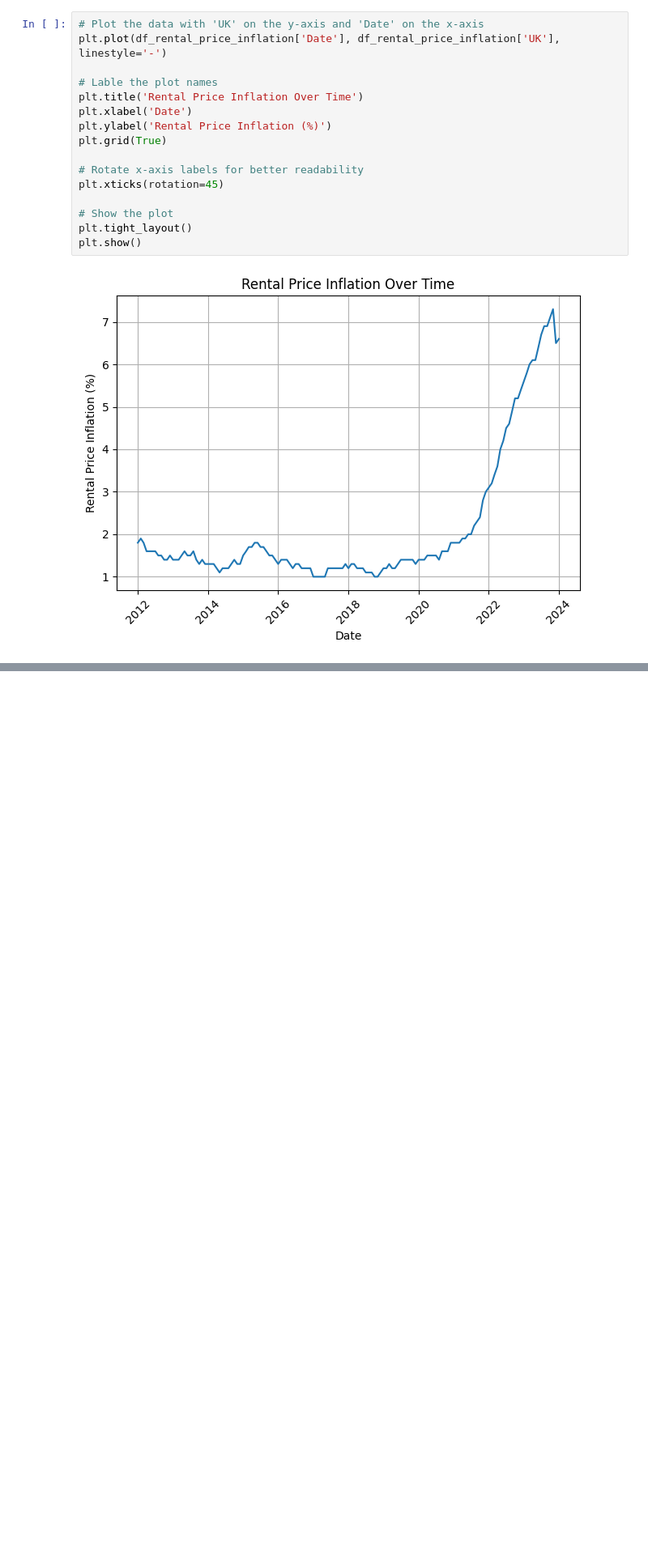
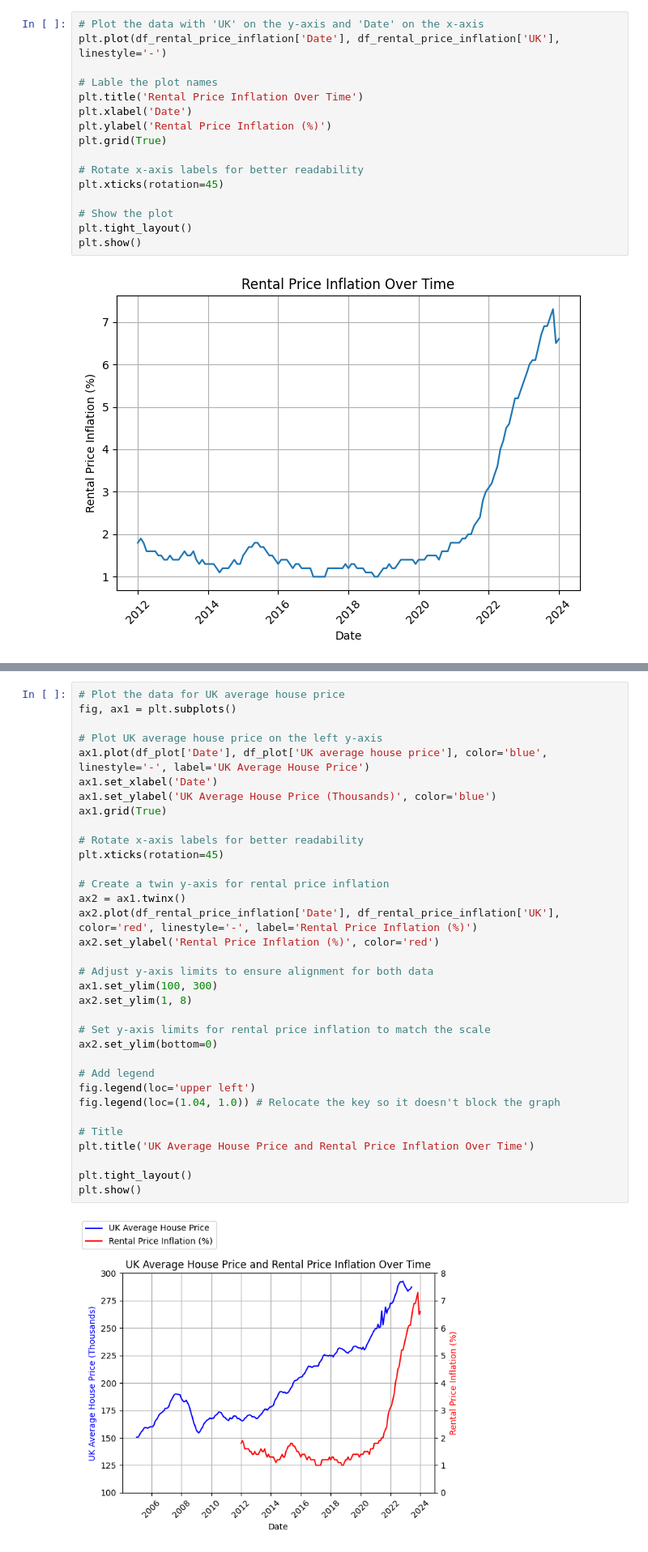
Before and after one commit to sr781/Data-Project---Factors-Potentially-Affecting-House-Prices-In-The-UK, a Jupyter notebook: Final_Project_Sulav.ipynb, the cells around one changed output, grey strips where cells are left out. Shown: that part at 81% size. Saved outputs shown, nothing was run; the diff lists cells and outputs as text; blank space fills up the shorter version.

```diff
--- a/Final_Project_Sulav.ipynb
+++ b/Final_Project_Sulav.ipynb
@@ -563,0 +615,36 @@ plt.show()
+# %%
+# Plot the data for UK average house price
+fig, ax1 = plt.subplots()
+
+# Plot UK average house price on the left y-axis
+ax1.plot(df_plot['Date'], df_plot['UK average house price'], color='blue', linestyle='-', label='UK Average House Price')
+ax1.set_xlabel('Date')
+ax1.set_ylabel('UK Average House Price (Thousands)', color='blue')
+ax1.grid(True)
+
+# Rotate x-axis labels for better readability
+plt.xticks(rotation=45)
+
+# Create a twin y-axis for rental price inflation
+ax2 = ax1.twinx()
+ax2.plot(df_rental_price_inflation['Date'], df_rental_price_inflation['UK'], color='red', linestyle='-', label='Rental Price Inflation (%)')
+ax2.set_ylabel('Rental Price Inflation (%)', color='red')
+
+# Adjust y-axis limits to ensure alignment for both data
+ax1.set_ylim(100, 300)
+ax2.set_ylim(1, 8)
+
+# Set y-axis limits for rental price inflation to match the scale
+ax2.set_ylim(bottom=0)
+
+# Add legend
+fig.legend(loc='upper left')
+fig.legend(loc=(1.04, 1.0)) # Relocate the key so it doesn't block the graph
+
+# Title
+plt.title('UK Average House Price and Rental Price Inflation Over Time')
+
+plt.tight_layout()
+plt.show()
+# %% [output]
+[figure, added]
```
Also changed, not shown: parts of 15 cells of this notebook.
